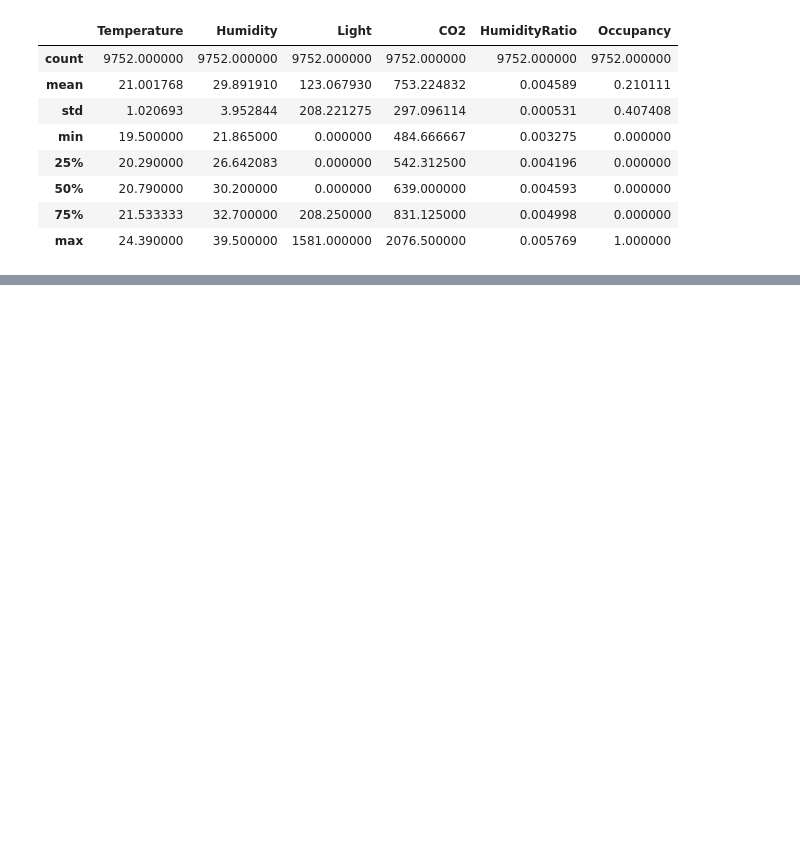
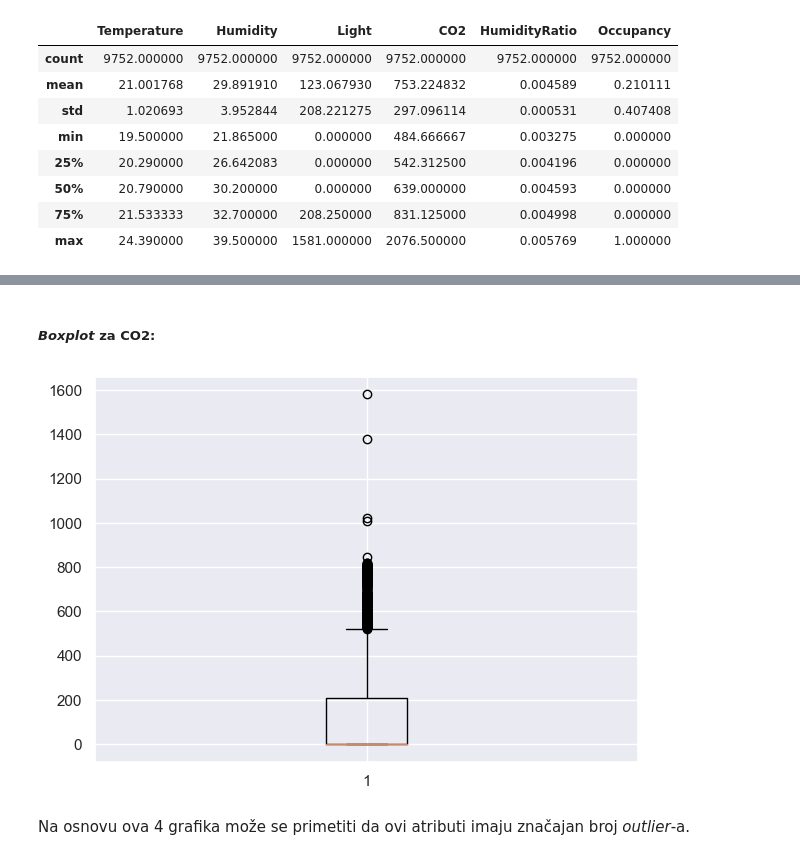
Before and after one commit to cats9rule/mlprojects, a Jupyter notebook: p1/p1.ipynb, the cells around one changed output, grey strips where cells are left out. Cells and saved outputs as stored; diff of their text form; code cells hidden in the pictures; blank space fills up the shorter version.

```diff
--- a/p1/p1.ipynb
+++ b/p1/p1.ipynb
@@ -77,0 +131,11 @@ data.describe()
+# %% [markdown]
+##### *Boxplot* za CO2:
+# %%
+plt.figure(figsize=(7, 5))
+boxplot = plt.boxplot(data.Light)
+plt.savefig("graphs/boxplot-CO2.jpg")
+plt.show()
+# %% [output]
+[figure, added]
+# %% [markdown]
+Na osnovu ova 4 grafika može se primetiti da ovi atributi imaju značajan broj *outlier*-a.
```
Also changed, not shown: parts of 7 cells of this notebook.
